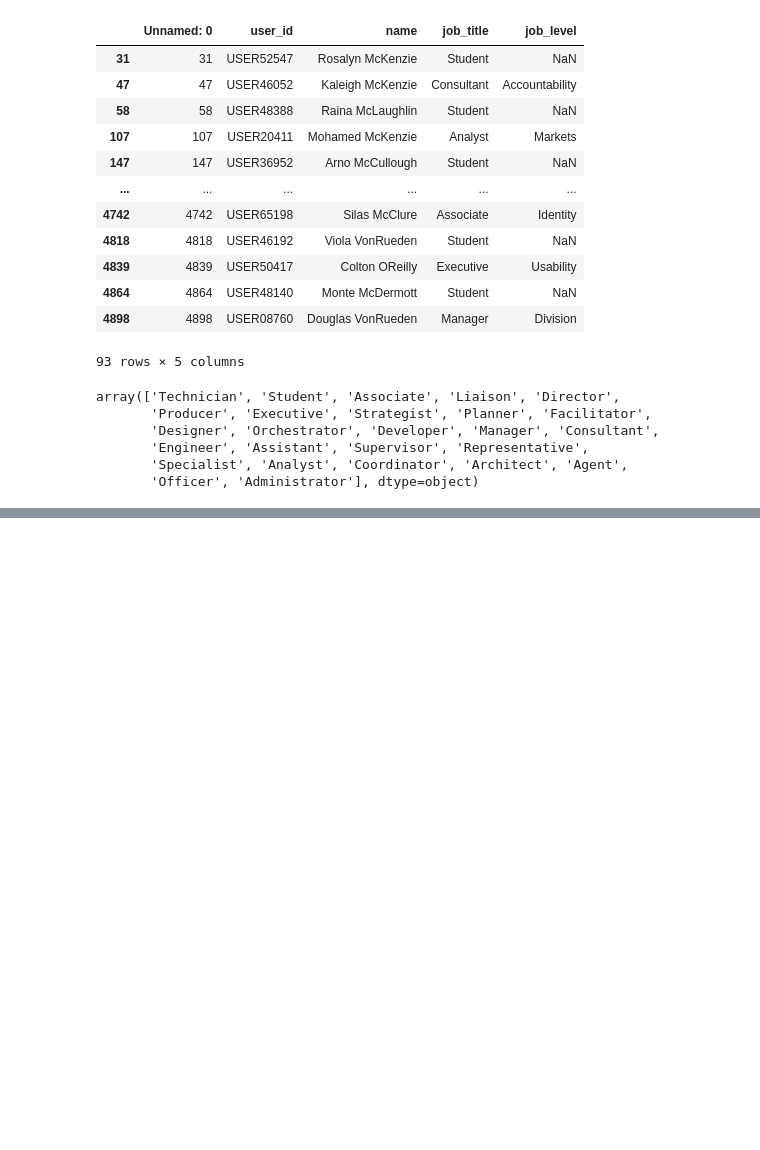
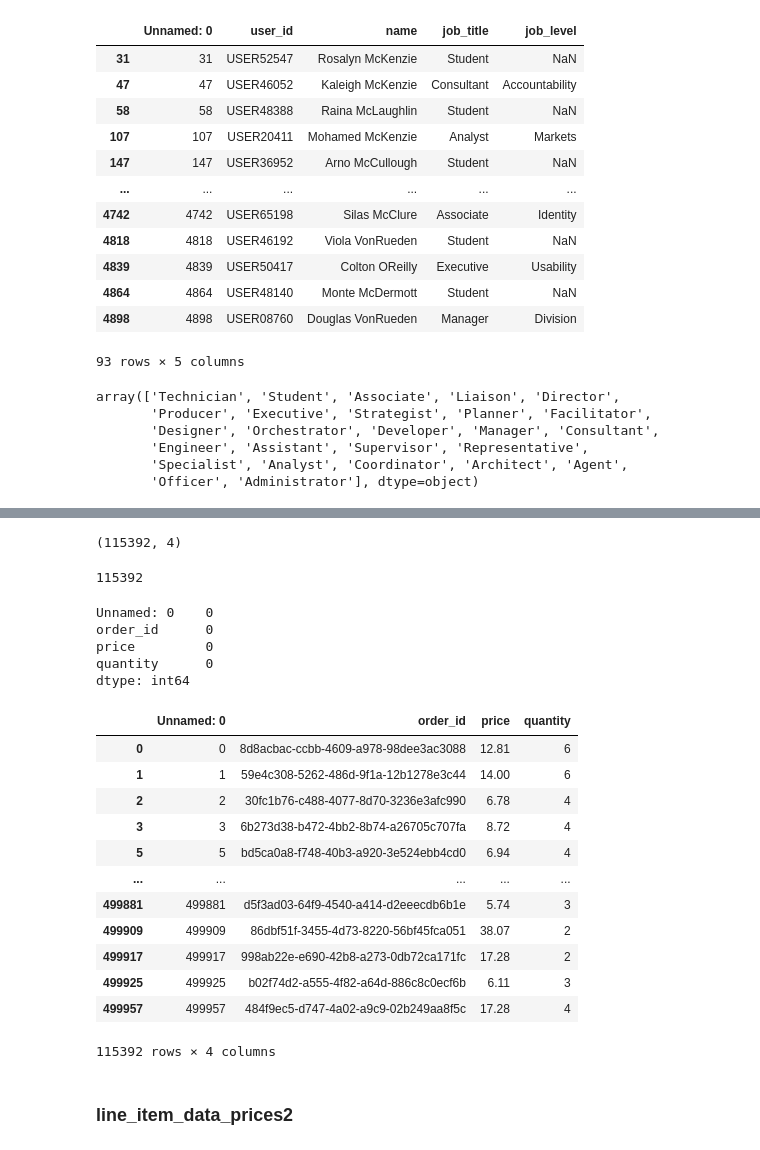
Before and after one commit to 1123Alessandro/ShopZada, a Jupyter notebook: Data Profiling.ipynb, the cells around one changed output, grey strips where cells are left out. Drawn from its saved outputs; the diff is of its cells as text; code cells hidden in the pictures; blank space fills up the shorter version.

```diff
--- a/Data Profiling.ipynb
+++ b/Data Profiling.ipynb
@@ -285,0 +325,43 @@ array(['Technician', 'Student', 'Associate', 'Liaison', 'Director',
+# %%
+# trim and regex
+
+prices1["quantity"] = prices1["quantity"].str.replace(r'\D', '', regex=True)
+# %%
+prices1.shape
+# %% [output]
+(115392, 4)
+# %%
+# checking for duplicates
+
+prices1['order_id'].nunique()
+# %% [output]
+115392
+# %%
+# checking null values count per column
+prices1.isnull().sum()
+# %% [output]
+Unnamed: 0    0
+order_id      0
+price         0
+quantity      0
+dtype: int64
+# %%
+# checking if all order_id follows UUID
+
+prices1[prices1.order_id.str.fullmatch(r'^[0-9a-fA-F]{8}-[0-9a-fA-F]{4}-4[0-9a-fA-F]{3}-[89abAB][0-9a-fA-F]{3}-[0-9a-fA-F]{12}$')]
+# %% [output]
+|  | Unnamed: 0 | order_id | price | quantity |
+| 0 | 0 | 8d8acbac-ccbb-4609-a978-98dee3ac3088 | 12.81 | 6 |
+| 1 | 1 | 59e4c308-5262-486d-9f1a-12b1278e3c44 | 14.00 | 6 |
+| 2 | 2 | 30fc1b76-c488-4077-8d70-3236e3afc990 | 6.78 | 4 |
+| 3 | 3 | 6b273d38-b472-4bb2-8b74-a26705c707fa | 8.72 | 4 |
+| 5 | 5 | bd5ca0a8-f748-40b3-a920-3e524ebb4cd0 | 6.94 | 4 |
+| ... | ... | ... | ... | ... |
+| 499881 | 499881 | d5f3ad03-64f9-4540-a414-d2eeecdb6b1e | 5.74 | 3 |
+| 499909 | 499909 | 86dbf51f-3455-4d73-8220-56bf45fca051 | 38.07 | 2 |
+| 499917 | 499917 | 998ab22e-e690-42b8-a273-0db72ca171fc | 17.28 | 2 |
+| 499925 | 499925 | b02f74d2-a555-4f82-a64d-886c8c0ecf6b | 6.11 | 3 |
+| 499957 | 499957 | 484f9ec5-d747-4a02-a9c9-02b249aa8f5c | 17.28 | 4 |
+115392 rows × 4 columns
+# %% [markdown]
+### line_item_data_prices2
```
Also changed, not shown: parts of 13 cells of this notebook.
